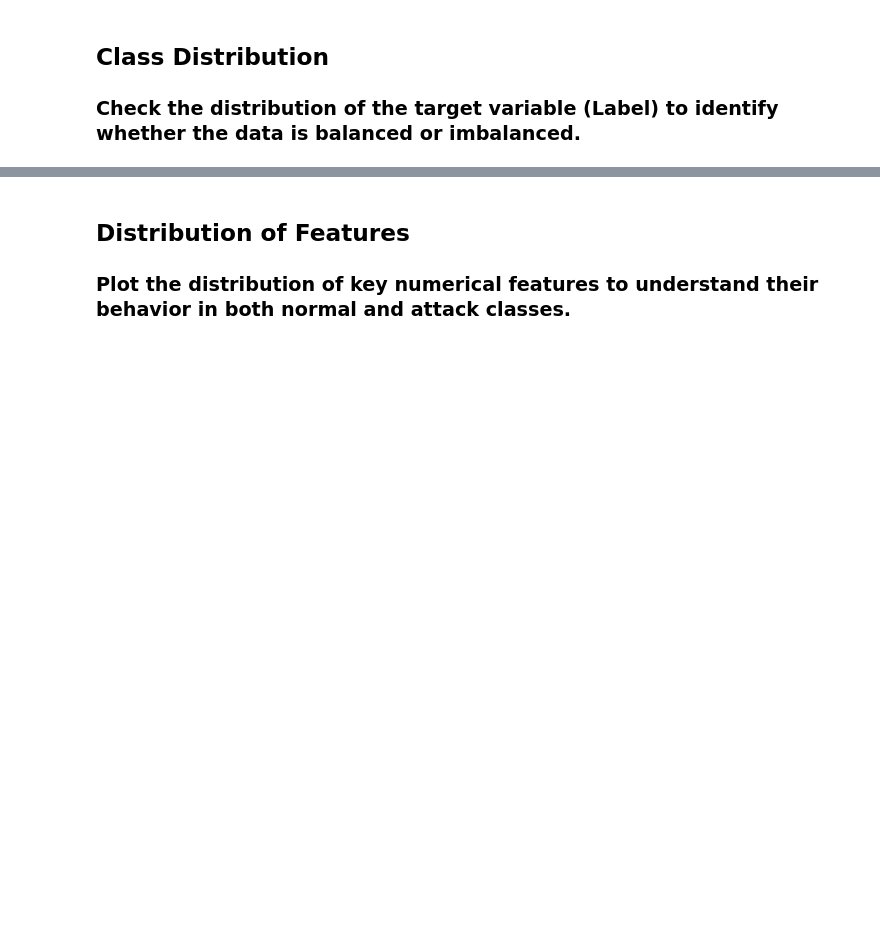
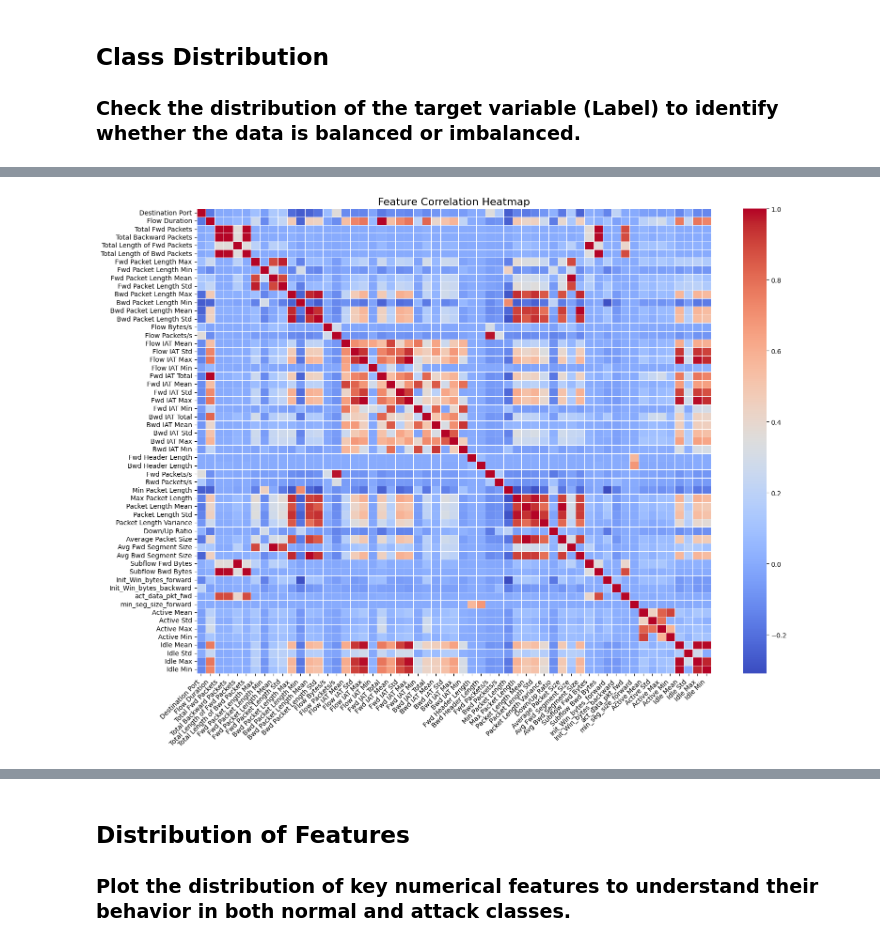
Before and after one commit to asmaemou/Capstone_Notebook, a Jupyter notebook: CIC_Notebook.ipynb, the cells around one changed output, grey strips where cells are left out. Saved outputs shown, nothing was run; the diff lists cells and outputs as text; code cells hidden in the pictures; blank space fills up the shorter version.

```diff
--- a/CIC_Notebook.ipynb
+++ b/CIC_Notebook.ipynb
@@ -388,0 +459,13 @@ plt.show()
+# %%
+categorical_columns = []
+
+for c in df_data.columns:
+    # Check if the column is categorical (dtype of object or category) or numerical with less than 10 unique values
+    if df_data[c].nunique() < 10:
+        # Print unique values of columns with < 10 unique values
+        print(f"Column '{c}' has unique values: {df_data[c].unique()}")
+        categorical_columns.append(c)
+
+# If you want to display the list of categorical columns with unique values < 10
+print("Columns with unique values < 10:")
+print(categorical_columns)
@@ -389,3 +484,6 @@ plt.show()
+# %%
+numerical_columns = [col for col in df_data.columns if col not in categorical_columns]
+categorical_columns.remove('Label')
 # %% [markdown]
 ## Exploratory Data Analysis (EDA)
 # %% [markdown]
@@ -448,0 +512,21 @@ plt.show()
+# %%
+# Select only numeric columns for the correlation matrix
+numeric_columns = df_data[numerical_columns]
+
+# Calculate the correlation matrix
+corr_matrix = numeric_columns.corr()
+
+# Plotting the heatmap with adjustments
+plt.figure(figsize=(16, 12))  # Increase figure size to make it more readable
+sns.heatmap(corr_matrix, annot=False, cmap='coolwarm', linewidths=0.5)
+
+# Rotate x and y axis labels for better readability
+plt.xticks(rotation=45, ha='right', fontsize=10)
+plt.yticks(rotation=0, fontsize=10)
+
+# Add a title to the heatmap
+plt.title('Feature Correlation Heatmap', fontsize=16)
+plt.tight_layout()  # Adjust layout to ensure labels fit well
+plt.show()
+# %% [output]
+[figure, added]
```
Also changed, not shown: parts of 64 cells of this notebook.
